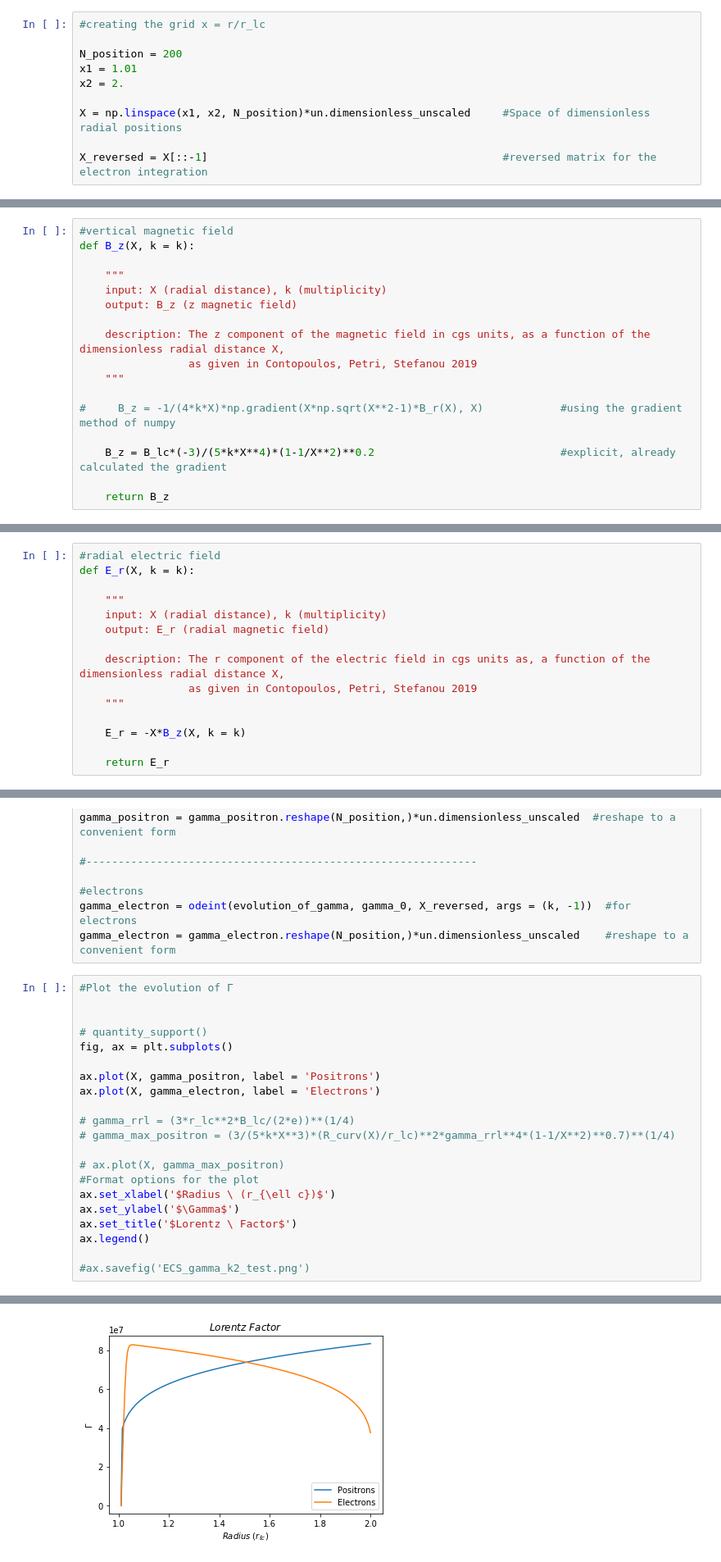
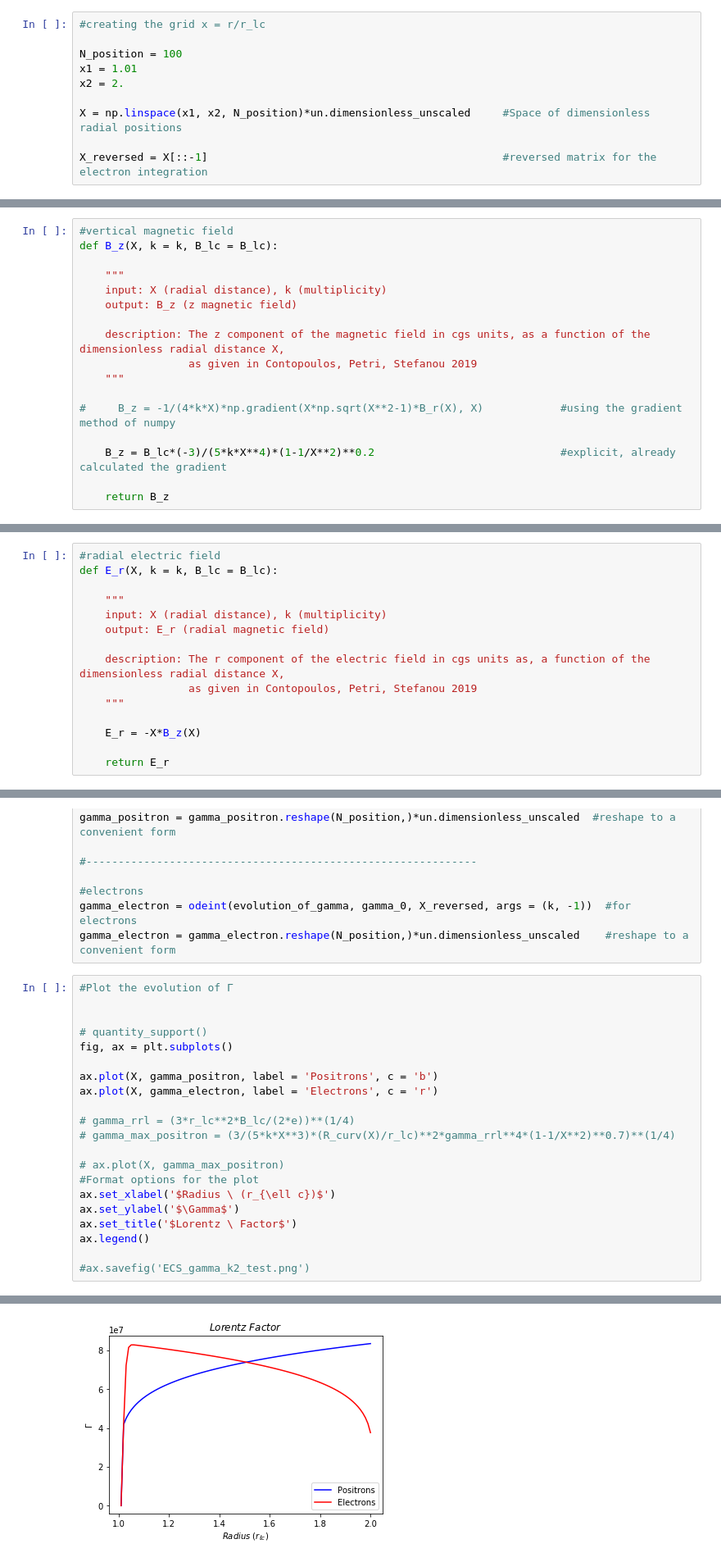
Before and after one commit to PetrosStefanou/ECS_Spectrum, a Jupyter notebook: ECS_spectrum.ipynb, the cells around one changed output, grey strips where cells are left out. Shown at 82% size. Drawn from its saved outputs; the diff is of its cells as text.

```diff
--- a/ECS_spectrum.ipynb
+++ b/ECS_spectrum.ipynb
@@ -12,7 +12,7 @@ from scipy.integrate import odeint
 # %%
 #creating the grid x = r/r_lc
 
-N_position = 200
+N_position = 100
 x1 = 1.01
 x2 = 2.
 
@@ -86,7 +86,7 @@ def B_r(X, k = k):
     return B_r
 # %%
 #vertical magnetic field
-def B_z(X, k = k):
+def B_z(X, k = k, B_lc = B_lc):
 
     """
     input: X (radial distance), k (multiplicity)
@@ -104,6 +109,6 @@ def B_z(X, k = k):
 # %%
 #radial electric field
-def E_r(X, k = k):
+def E_r(X, k = k, B_lc = B_lc):
 
     """
     input: X (radial distance), k (multiplicity)
@@ -113,7 +118,7 @@ def E_r(X, k = k):
                  as given in Contopoulos, Petri, Stefanou 2019
     """
 
-    E_r = -X*B_z(X, k = k)
+    E_r = -X*B_z(X)
 
     return E_r
 # %% [markdown]
@@ -246,25 +265,25 @@ gamma_electron = gamma_electron.reshape(N_position,)*un.dimensionless_unscaled
 # %%
 #Plot the evolution of Γ
 
 
 # quantity_support()
 fig, ax = plt.subplots()
 
-ax.plot(X, gamma_positron, label = 'Positrons')
-ax.plot(X, gamma_electron, label = 'Electrons')
+ax.plot(X, gamma_positron, label = 'Positrons', c = 'b')
+ax.plot(X, gamma_electron, label = 'Electrons', c = 'r')
 
 # gamma_rrl = (3*r_lc**2*B_lc/(2*e))**(1/4)
 # gamma_max_positron = (3/(5*k*X**3)*(R_curv(X)/r_lc)**2*gamma_rrl**4*(1-1/X**2)**0.7)**(1/4)
 
 # ax.plot(X, gamma_max_positron)
 #Format options for the plot
 ax.set_xlabel('$Radius \ (r_{\ell c})$')
 ax.set_ylabel('$\Gamma$')
 ax.set_title('$Lorentz \ Factor$')
 ax.legend()
 
 #ax.savefig('ECS_gamma_k2_test.png')
 # %% [output]
 <matplotlib.legend.Legend at 0x...>
-[figure, old version]
+[figure, new version]
 # %%
```
Also changed, not shown: parts of 17 cells of this notebook, 1 other file.
